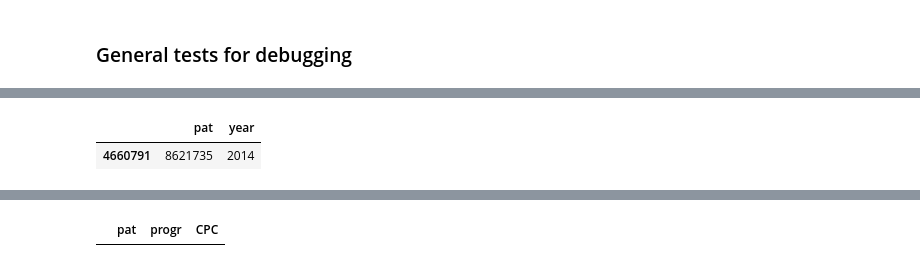
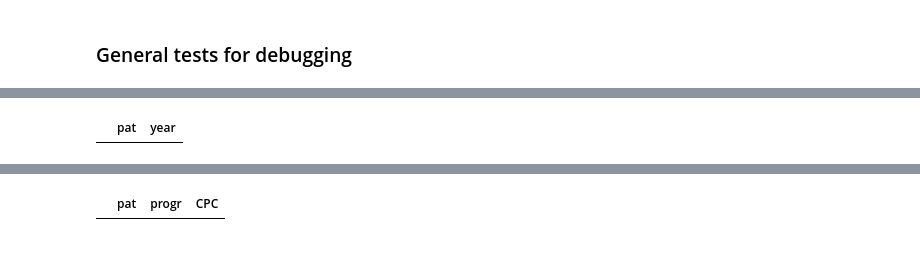
Before and after one commit to smildiner/green-patents, a Jupyter notebook: preprocessing/tests.ipynb, the cells around one changed output, grey strips where cells are left out. Drawn from its saved outputs; the diff is of its cells as text; code cells hidden in the pictures.

```diff
--- a/preprocessing/tests.ipynb
+++ b/preprocessing/tests.ipynb
@@ -293,9 +300,8 @@ The patent_id 8621736 is present in the list.
 # %%
 import pandas as pd
 year = pd.read_csv("/home/smildinerm/data/volume_2/data/USPTO/input_files/year.csv", delimiter="\t")
-year[year.iloc[:,0] == 8621735]
+year[year.iloc[:,0] == 8621736]
 # %% [output]
 |  | pat | year |
-| 4660791 | 8621735 | 2014 |
 # %%
 cpc = pd.read_csv("/home/smildinerm/data/volume_2/data/USPTO/input_files/GPCPCs.txt", delimiter="\t")
```
Also changed, not shown: parts of 3 cells of this notebook, 1 other file.
